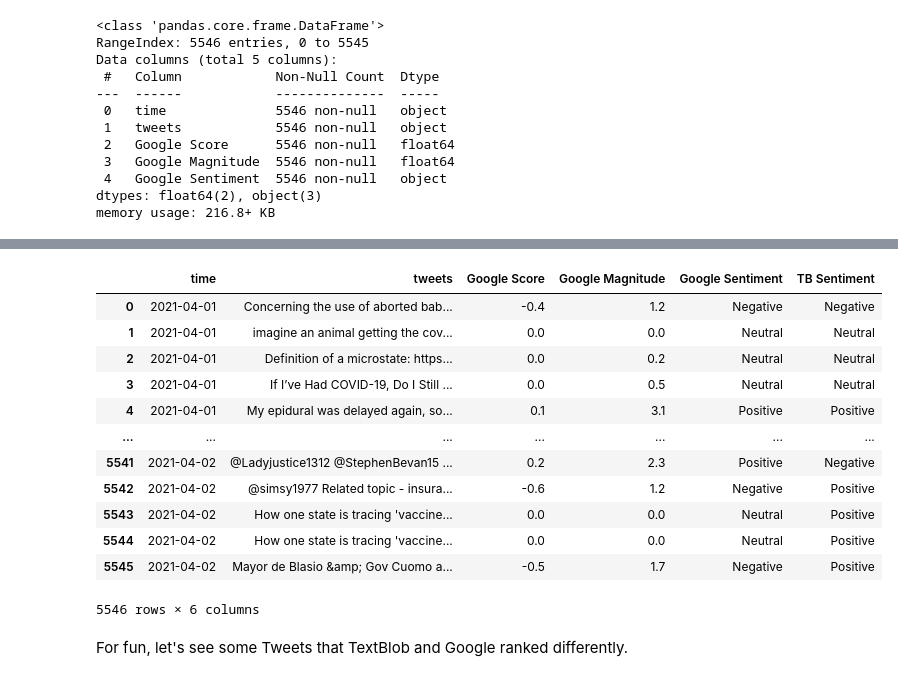
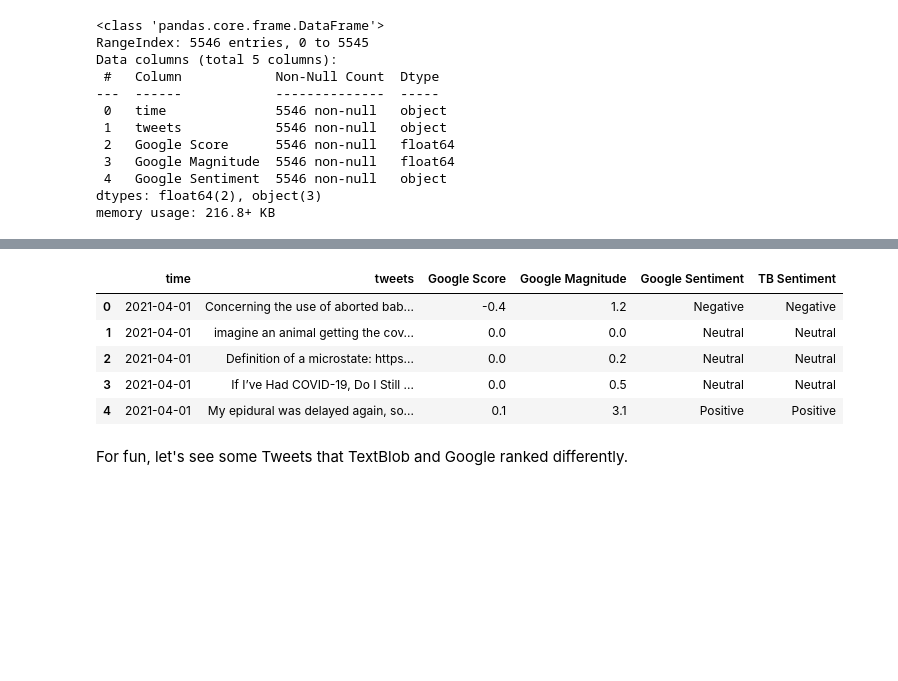
Before and after one commit to cassnutt/worldwide_covid19_vaccines, a Jupyter notebook: Twitter Sentiment Analysis.ipynb, the cells around one changed output, grey strips where cells are left out. Drawn from its saved outputs; the diff is of its cells as text; code cells hidden in the pictures; blank space fills up the shorter version.

```diff
--- a/Twitter Sentiment Analysis.ipynb
+++ b/Twitter Sentiment Analysis.ipynb
@@ -594,19 +858,12 @@ memory usage: 260.1+ KB
 # %%
-together_df
+together_df.head()
 # %% [output]
 |  | time | tweets | Google Score | Google Magnitude | Google Sentiment | TB Sentiment |
 | 0 | 2021-04-01 | Concerning the use of aborted bab... | -0.4 | 1.2 | Negative | Negative |
 | 1 | 2021-04-01 | imagine an animal getting the cov... | 0.0 | 0.0 | Neutral | Neutral |
 | 2 | 2021-04-01 | Definition of a microstate: https... | 0.0 | 0.2 | Neutral | Neutral |
 | 3 | 2021-04-01 | If I’ve Had COVID-19, Do I Still ... | 0.0 | 0.5 | Neutral | Neutral |
 | 4 | 2021-04-01 | My epidural was delayed again, so... | 0.1 | 3.1 | Positive | Positive |
-| ... | ... | ... | ... | ... | ... | ... |
-| 5541 | 2021-04-02 | @Ladyjustice1312 @StephenBevan15 ... | 0.2 | 2.3 | Positive | Negative |
-| 5542 | 2021-04-02 | @simsy1977 Related topic - insura... | -0.6 | 1.2 | Negative | Positive |
-| 5543 | 2021-04-02 | How one state is tracing 'vaccine... | 0.0 | 0.0 | Neutral | Positive |
-| 5544 | 2021-04-02 | How one state is tracing 'vaccine... | 0.0 | 0.0 | Neutral | Positive |
-| 5545 | 2021-04-02 | Mayor de Blasio &amp; Gov Cuomo a... | -0.5 | 1.7 | Negative | Positive |
-5546 rows × 6 columns
 # %% [markdown]
 For fun, let's see some Tweets that TextBlob and Google ranked differently.
 # %%
```
Also changed, not shown: parts of 50 cells of this notebook, 2 other files.
